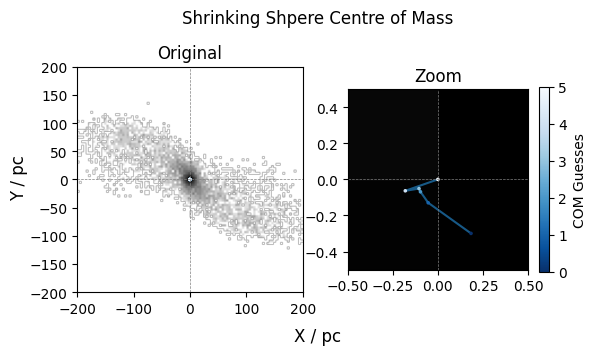
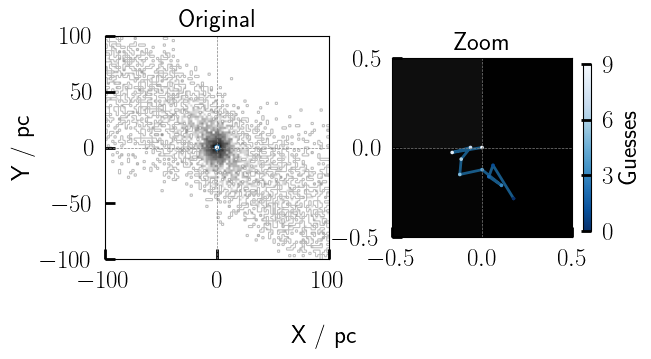
Unified diff of the notebook cell whose output changed from the first chart to the second:
--- before
+++ after
@@ -1,6 +1,6 @@
-offset = 200
+offset = 100
 zoom_offset = 0.5
 
-fig, ax = plt.subplots(1,2)
+fig, ax = plt.subplots(1,2, figsize=(6,4))
 
 hist, xedges, yedges = np.histogram2d(x - com[0], y - com[1], bins=100, range=[[-offset, offset], [-offset, offset]])
@@ -26,5 +26,5 @@
 
 ax[0].plot(histx - com[0], histy - com[1], color='tab:blue', alpha=0.75)
-ax[1].plot(histx - com[0], histy - com[1], color='tab:blue', alpha=0.75)
+ax[1].plot(histx - com[0], histy - com[1], color='tab:blue', alpha=0.75, linewidth=2)
 
 ax[0].scatter(histx - com[0], histy - com[1], label='guesses', marker='.',
@@ -33,5 +33,6 @@
                 c=range(len(history)), cmap='Blues_r', s=10, zorder=2)
 
-plt.colorbar(cb, ax=ax[1], shrink=0.5, label='COM Guesses')
+cbar = plt.colorbar(cb, ax=ax[1], shrink=0.4, label='Guesses')
+cbar.ax.yaxis.set_major_locator(MaxNLocator(integer=True, nbins=4))
 
 
@@ -52,9 +53,10 @@
 ax[1].axvline(0, color='gray', linewidth=0.5, linestyle='--')
 
-fig.supxlabel('X / pc', y=0.15)
-fig.supylabel('Y / pc')
+fig.supxlabel('X / pc', fontsize=18)
+ax[0].set_ylabel('Y / pc')
+plt.tight_layout(pad=-0.5)
 
-fig.suptitle('Shrinking Shpere Centre of Mass', y=0.85)
+#fig.suptitle('Shrinking Shpere Centre of Mass', y=0.85)
 
-plt.savefig('Images/ShrinkShereCOM.png')
+plt.savefig('Images/ShrinkShereCOM.png', bbox_inches='tight')
 plt.show()

Commit: Switch figure formatting